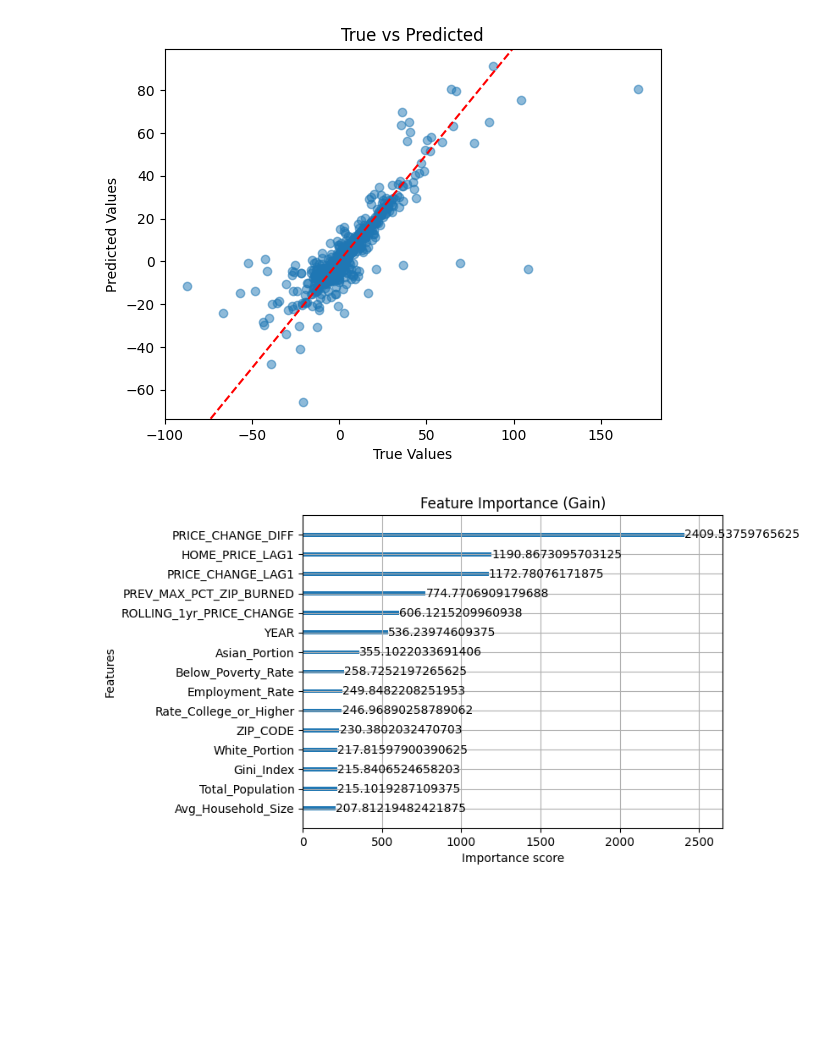
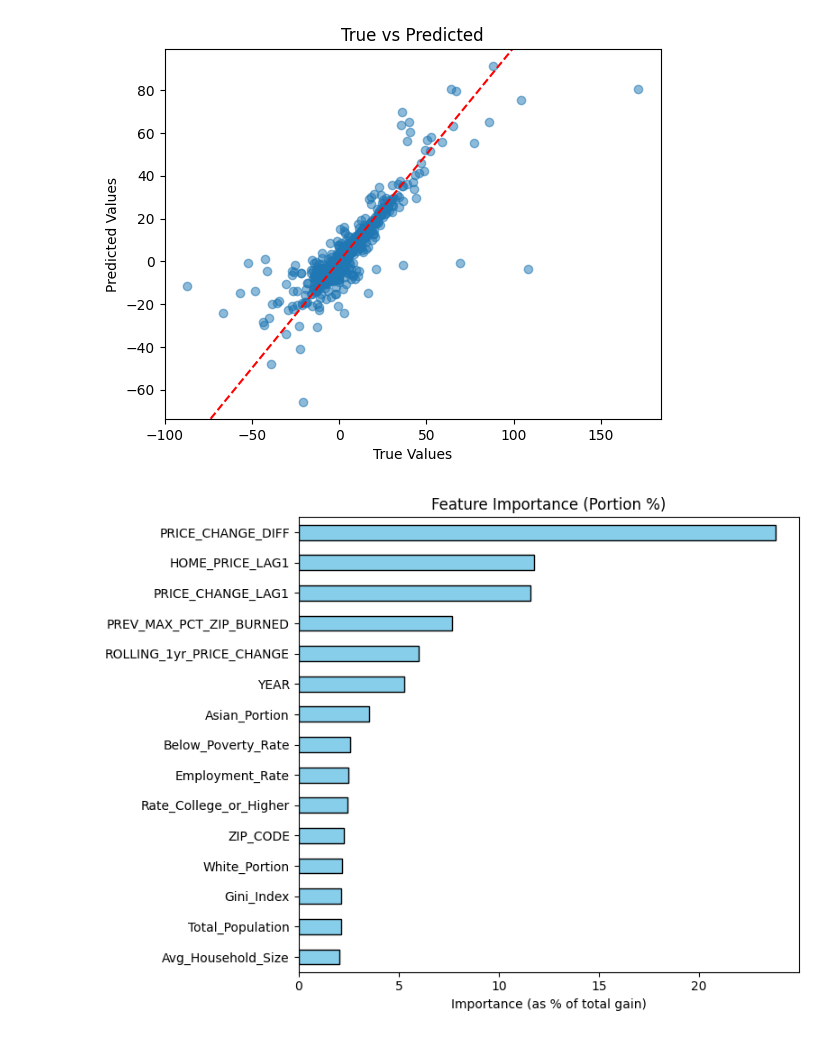
Before and after one commit to CynthiaShiyue/IDS705_MachineLearning_Project, a Jupyter notebook: 20_Model/model_2_micha.ipynb, the cells around one changed output. Drawn from its saved outputs; the diff is of its cells as text; code cells hidden in the pictures; blank space fills up the shorter version.

Commit message:
feature importance of xgboost model

```diff
--- a/20_Model/model_2_micha.ipynb
+++ b/20_Model/model_2_micha.ipynb
@@ -191,13 +191,28 @@ Std of y_test: 11.348474022053876
 # %%
 ###########################################
 # FEATURE IMPORTANCE
 ###########################################
 
 from xgboost import plot_importance
+import matplotlib.pyplot as plt
+import pandas as pd
 
+# Get raw importance scores (gain)
+raw_importance = best_xgb.get_booster().get_score(importance_type='gain')
 
-plot_importance(best_xgb, max_num_features=15, importance_type='gain')
-plt.title("Feature Importance (Gain)")
+# Convert to DataFrame and compute percentage
+importance_df = pd.DataFrame.from_dict(raw_importance, orient='index', columns=['Gain'])
+importance_df['Portion (%)'] = 100 * importance_df['Gain'] / importance_df['Gain'].sum()
+
+# Sort and plot top 15
+top_features = importance_df.sort_values('Portion (%)', ascending=False).head(15)
+
+# Plot
+top_features['Portion (%)'].plot(kind='barh', figsize=(8, 6), color='skyblue', edgecolor='black')
+plt.title('Feature Importance (Portion %)')
+plt.xlabel('Importance (as % of total gain)')
+plt.gca().invert_yaxis()  # Highest at top
+plt.tight_layout()
 plt.show()
 # %% [output]
-[figure, old version]
+[figure, new version]
```
Also changed, not shown: 2 other files.
